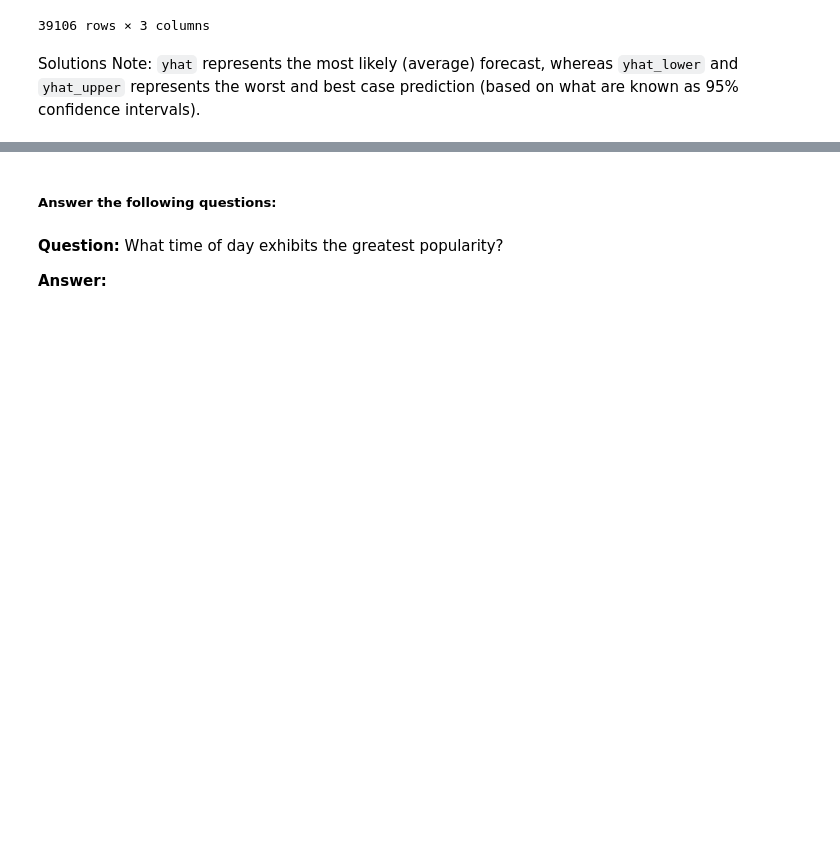
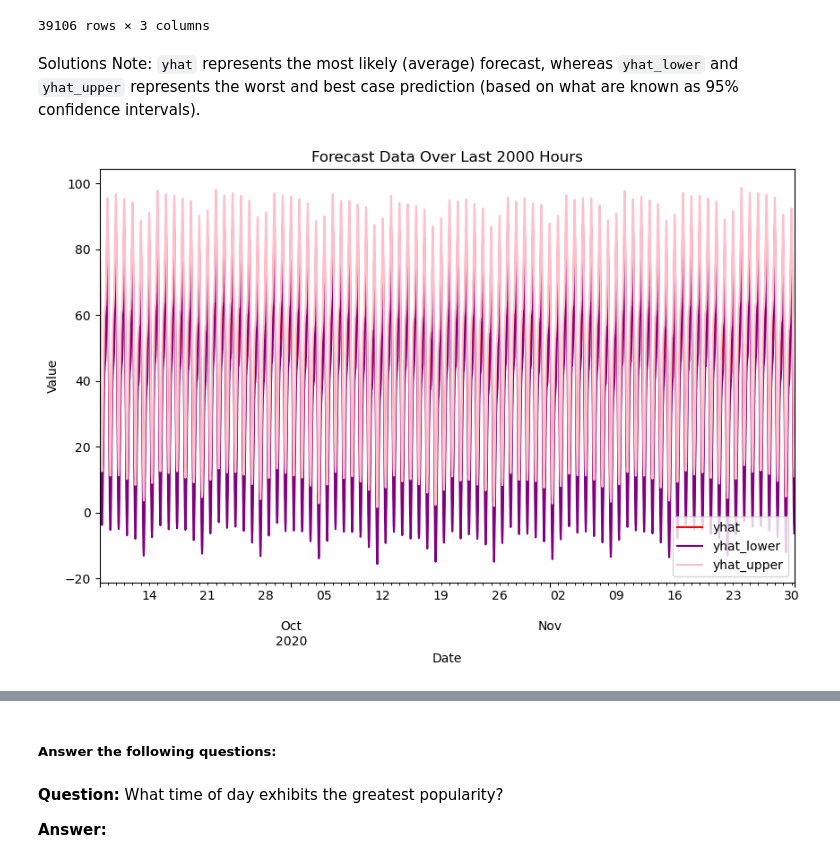
Before and after one commit to McKala1/prophet-challenge, a Jupyter notebook: forecasting_net_prophet.ipynb, the cells around one changed output, grey strips where cells are left out. Saved outputs shown, nothing was run; the diff lists cells and outputs as text; code cells hidden in the pictures; blank space fills up the shorter version.

Commit message:
adding second to last chart

```diff
--- a/forecasting_net_prophet.ipynb
+++ b/forecasting_net_prophet.ipynb
@@ -664,6 +664,21 @@ Solutions Note: `yhat` represents the most likely (average) forecast, whereas `y
 # %%
 # From the forecast_mercado_trends DataFrame, plot the data to visualize
 #  the yhat, yhat_lower, and yhat_upper columns over the last 2000 hours
+
+
+
+
+forecast_mercado_trends[['yhat', 'yhat_lower', 'yhat_upper']].iloc[-2000:].plot(figsize=(10, 6), color=['red','purple','pink'])
+
+# Add labels and title
+plt.xlabel('Date')
+plt.ylabel('Value')
+plt.title('Forecast Data Over Last 2000 Hours')
+
+# Show the plot
+plt.show()
+# %% [output]
+[figure, added]
 # %%
 # Reset the index in the forecast_mercado_trends DataFrame
 
```
Also changed, not shown: parts of 1 cell of this notebook.
